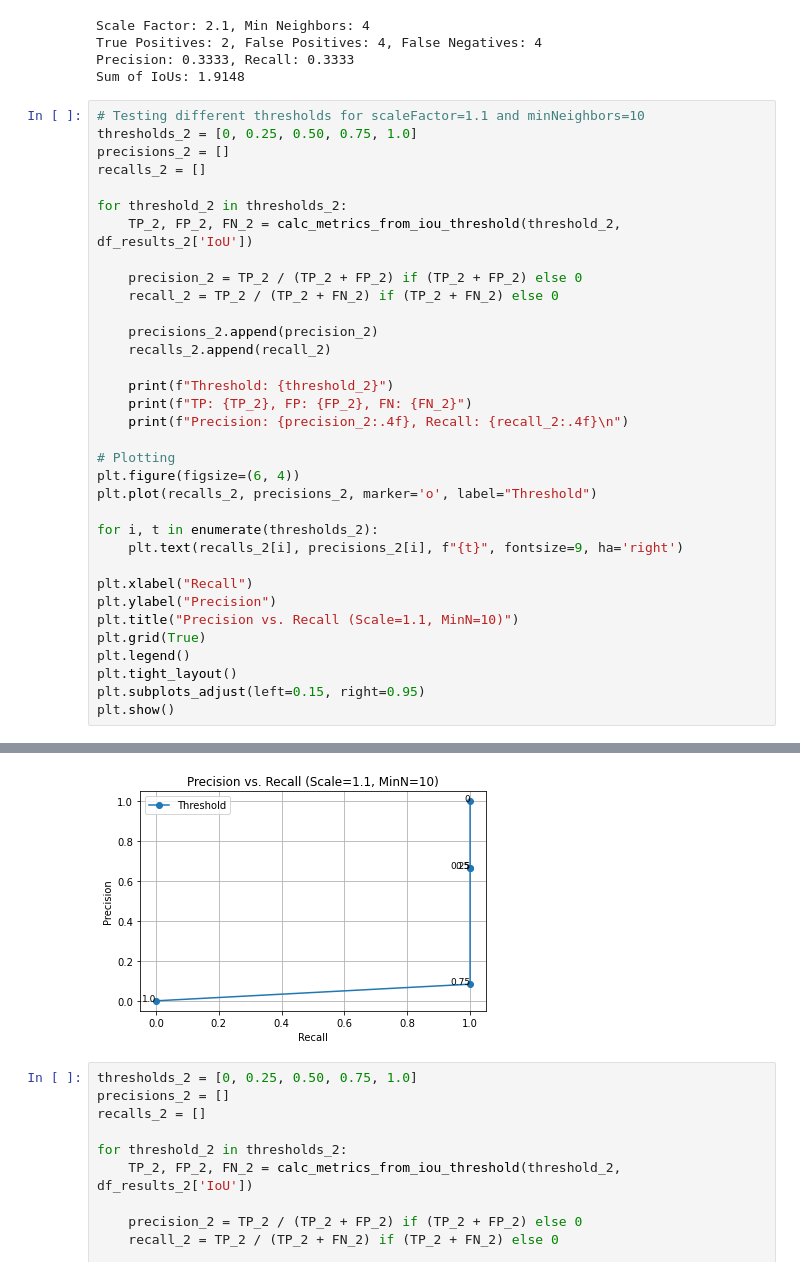
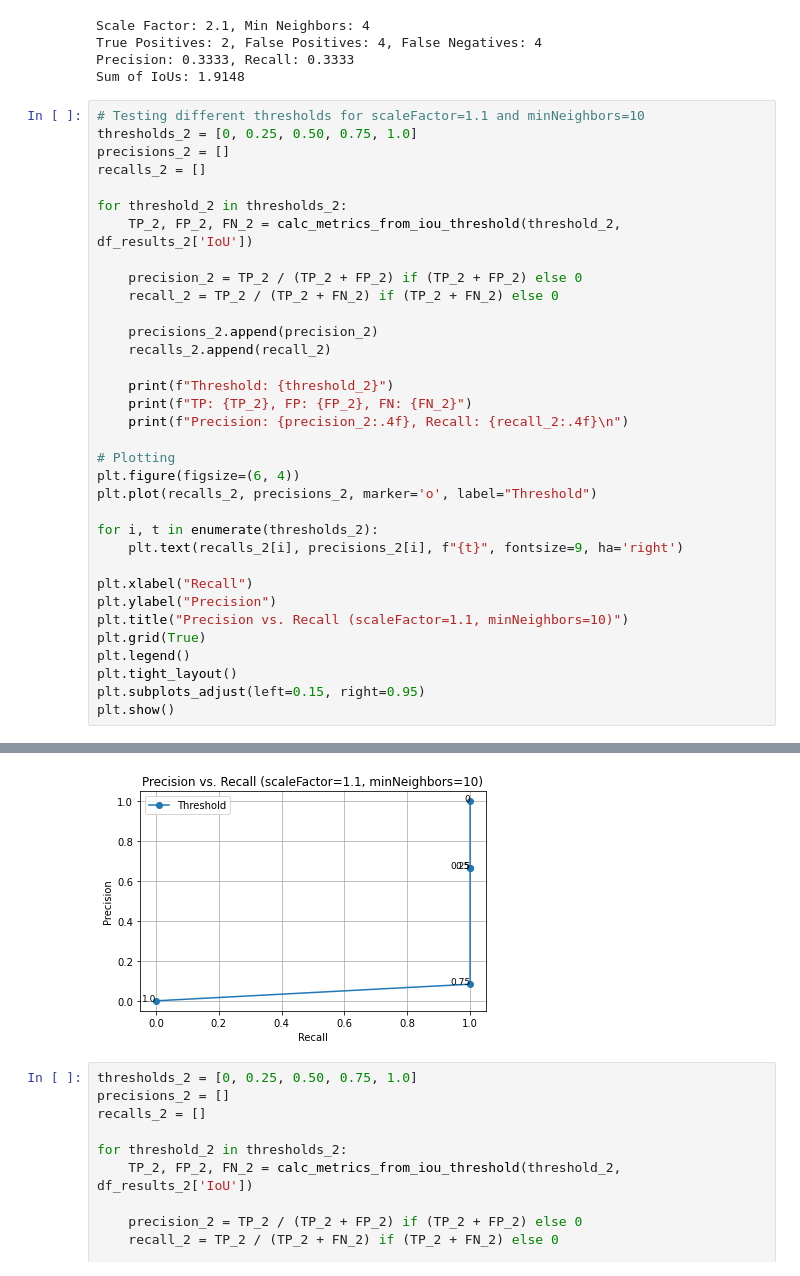
Before and after one commit to suxxmjz/encm-509-final-project, a Jupyter notebook: face_detection.ipynb, the cells around one changed output, grey strips where cells are left out. Drawn from its saved outputs; the diff is of its cells as text.

```diff
--- a/face_detection.ipynb
+++ b/face_detection.ipynb
@@ -387,35 +387,35 @@ plt.plot(recalls_2, precisions_2, marker='o', label="Threshold")
 for i, t in enumerate(thresholds_2):
     plt.text(recalls_2[i], precisions_2[i], f"{t}", fontsize=9, ha='right')
 
 plt.xlabel("Recall")
 plt.ylabel("Precision")
-plt.title("Precision vs. Recall (Scale=1.1, MinN=10)")
+plt.title("Precision vs. Recall (scaleFactor=1.1, minNeighbors=10)")
 plt.grid(True)
 plt.legend()
 plt.tight_layout()
 plt.subplots_adjust(left=0.15, right=0.95)
 plt.show()
 # %% [output]
 Threshold: 0
 TP: 12, FP: 0, FN: 0
 Precision: 1.0000, Recall: 1.0000
 
 Threshold: 0.25
 TP: 8, FP: 4, FN: 0
 Precision: 0.6667, Recall: 1.0000
 
 Threshold: 0.5
 TP: 8, FP: 4, FN: 0
 Precision: 0.6667, Recall: 1.0000
 
 Threshold: 0.75
 TP: 1, FP: 11, FN: 0
 Precision: 0.0833, Recall: 1.0000
 
 Threshold: 1.0
 TP: 0, FP: 12, FN: 0
 Precision: 0.0000, Recall: 0.0000
-[figure, old version]
+[figure, new version]
 # %%
 thresholds_2 = [0, 0.25, 0.50, 0.75, 1.0]
 precisions_2 = []
```
Also changed, not shown: parts of 4 cells of this notebook.
